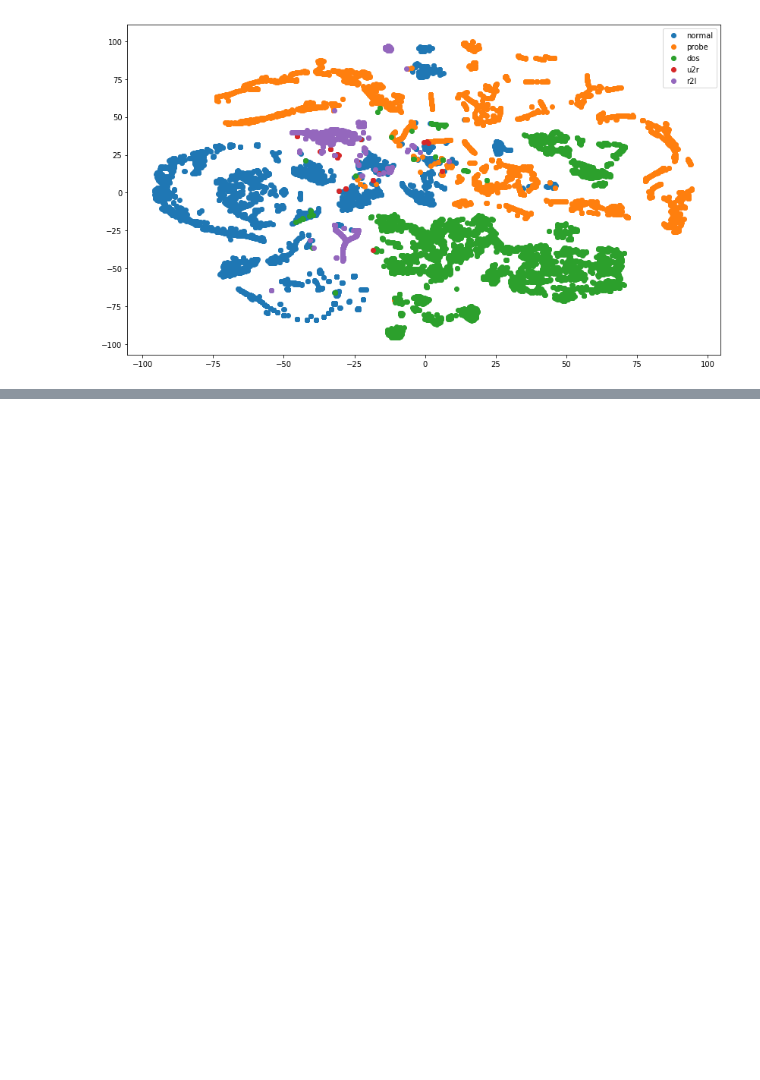
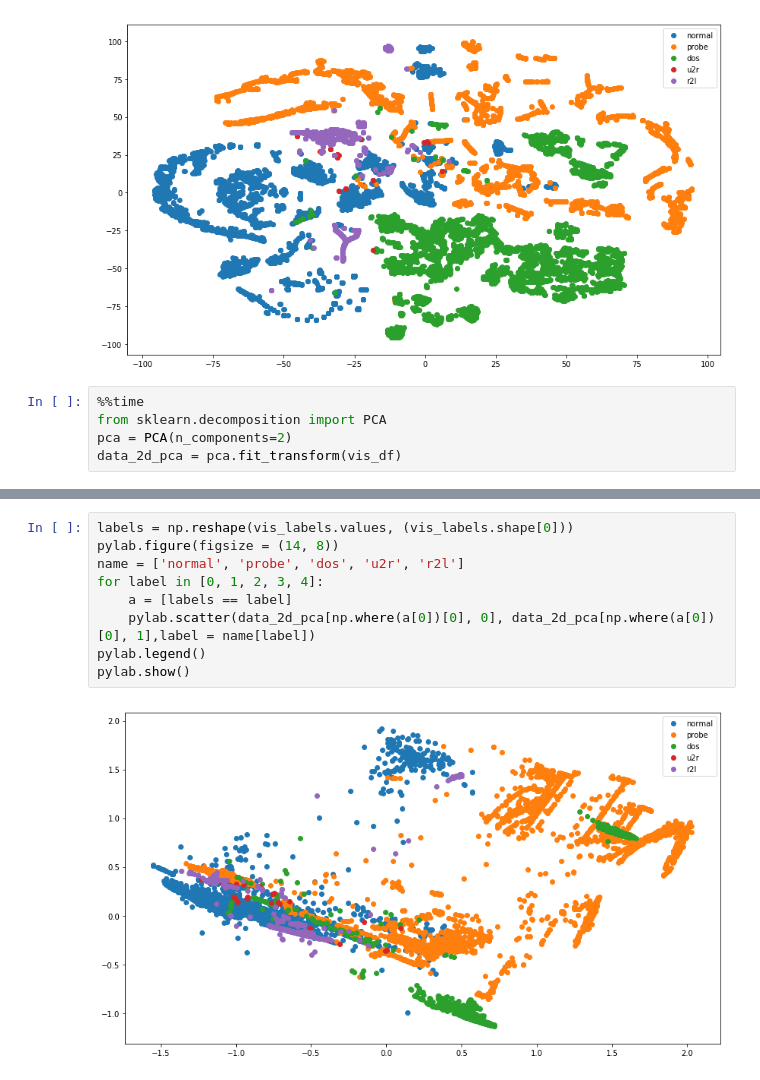
Before and after one commit to khakhulin/IntrusionDetection, a Jupyter notebook: Visualization.ipynb, the cells around one changed output, grey strips where cells are left out. Saved outputs shown, nothing was run; the diff lists cells and outputs as text; blank space fills up the shorter version.

Commit message:
added pca for visualization and changed f1 parameter for macro

```diff
--- a/Visualization.ipynb
+++ b/Visualization.ipynb
@@ -107,3 +107,8 @@ pylab.legend()
 pylab.show()
 # %% [output]
 [figure]
+# %%
+%%time
+from sklearn.decomposition import PCA
+pca = PCA(n_components=2)
+data_2d_pca = pca.fit_transform(vis_df)
@@ -109,0 +118,11 @@ pylab.show()
+# %%
+labels = np.reshape(vis_labels.values, (vis_labels.shape[0]))
+pylab.figure(figsize = (14, 8))
+name = ['normal', 'probe', 'dos', 'u2r', 'r2l']
+for label in [0, 1, 2, 3, 4]:
+    a = [labels == label]
+    pylab.scatter(data_2d_pca[np.where(a[0])[0], 0], data_2d_pca[np.where(a[0])[0], 1],label = name[label])
+pylab.legend()
+pylab.show()
+# %% [output]
+[figure, added]
```
Also changed, not shown: parts of 1 cell of this notebook, 1 other file.
